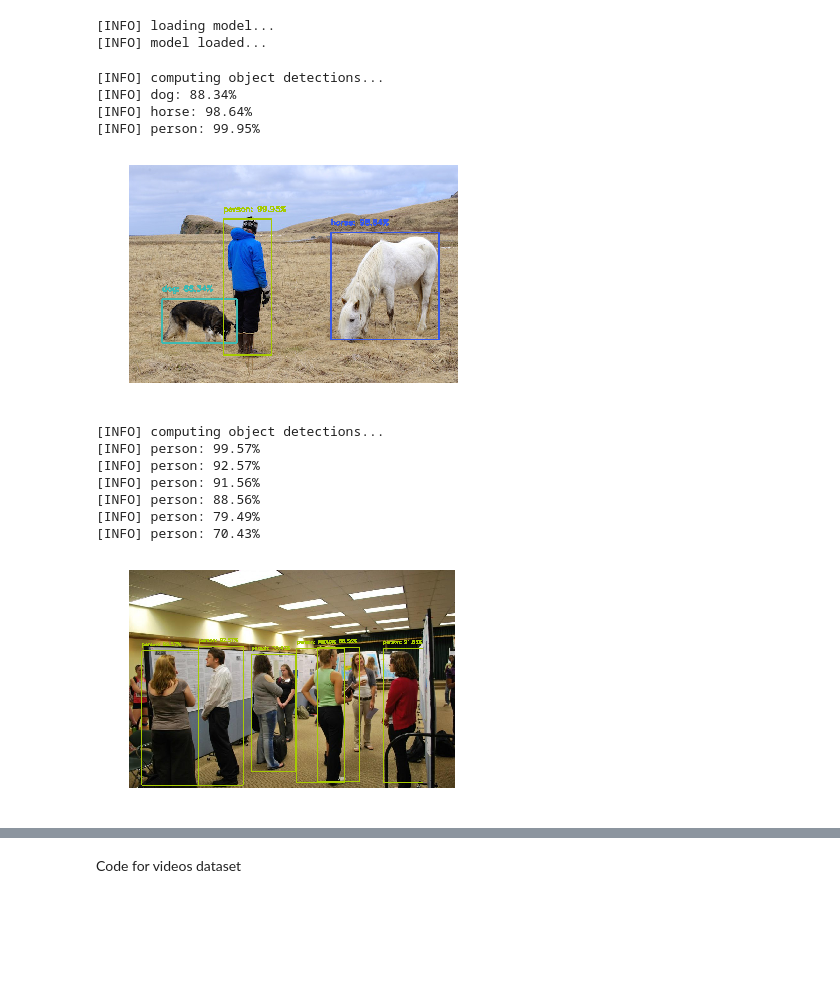
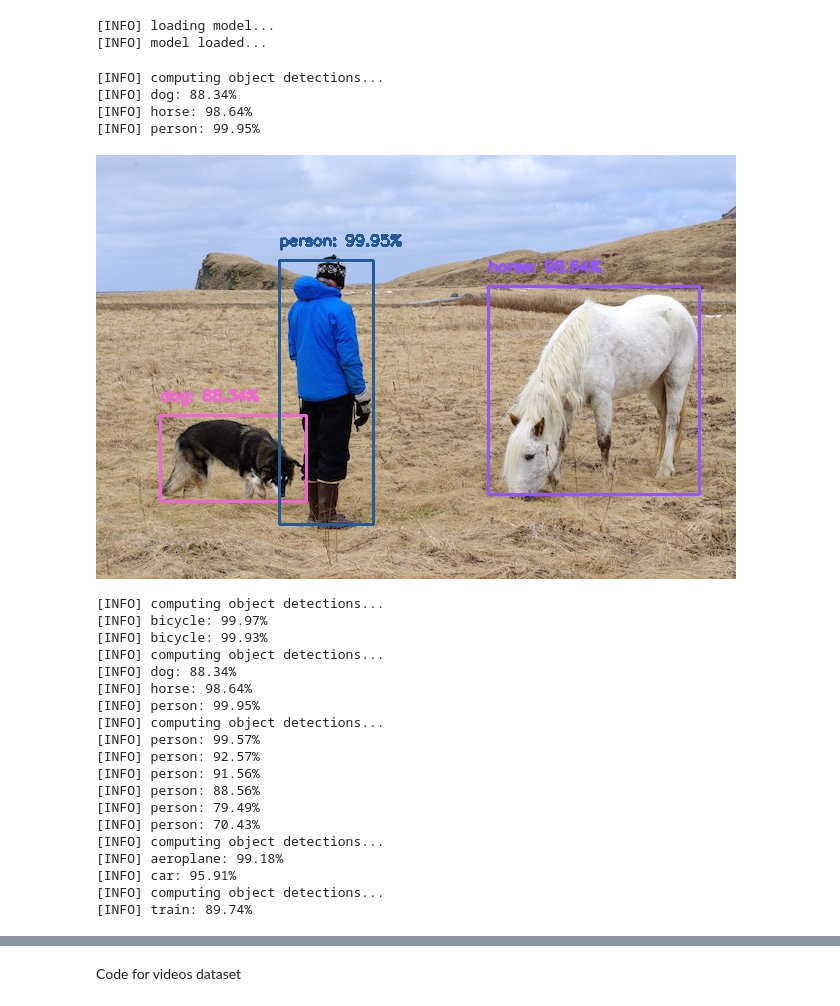
Before and after one commit to geekysethi/object-detection, a Jupyter notebook: object-detection.ipynb, the cells around one changed output, grey strips where cells are left out. Cells and saved outputs as stored; diff of their text form; code cells hidden in the pictures; blank space fills up the shorter version.

Commit message:
added more results

```diff
--- a/object-detection.ipynb
+++ b/object-detection.ipynb
@@ -61,31 +61,44 @@ def object_detection(image):
                         cv2.FONT_HERSHEY_SIMPLEX, 0.5, COLORS[idx], 2)
     return image
 # %%
-image=cv2.imread('sample_person.jpg')
+image=cv2.imread('testimages/sample_person.jpg')
 image=object_detection(image)
 # ploting image after detection
-plt.axis("off")
-plt.imshow(cv2.cvtColor(image, cv2.COLOR_BGR2RGB))
-plt.show()
+cv2.imwrite('result1.jpg',image)
+Image('result1.jpg')
 # %% [output]
 [INFO] computing object detections...
 [INFO] dog: 88.34%
 [INFO] horse: 98.64%
 [INFO] person: 99.95%
-[figure, old version]
+[figure, new version]
-# %%
-image=cv2.imread('test.jpg')
-image=object_detection(image)
-# ploting image after detection
-plt.axis("off")
-plt.imshow(cv2.cvtColor(image, cv2.COLOR_BGR2RGB))
-plt.show()
-# %% [output]
-[INFO] computing object detections...
-[INFO] person: 99.57%
-[INFO] person: 92.57%
-[INFO] person: 91.56%
-[INFO] person: 88.56%
-[INFO] person: 79.49%
-[INFO] person: 70.43%
-[figure, removed]
+# %%
+from IPython.display import Image,display
+
+path=glob.glob('testimages/*jpg')
+
+
+for i in path:
+    image=cv2.imread(i)
+    image=object_detection(image)
+    cv2.imwrite('results/result'+i.split('/')[1],image)
+# %% [output]
+[INFO] computing object detections...
+[INFO] bicycle: 99.97%
+[INFO] bicycle: 99.93%
+[INFO] computing object detections...
+[INFO] dog: 88.34%
+[INFO] horse: 98.64%
+[INFO] person: 99.95%
+[INFO] computing object detections...
+[INFO] person: 99.57%
+[INFO] person: 92.57%
+[INFO] person: 91.56%
+[INFO] person: 88.56%
+[INFO] person: 79.49%
+[INFO] person: 70.43%
+[INFO] computing object detections...
+[INFO] aeroplane: 99.18%
+[INFO] car: 95.91%
+[INFO] computing object detections...
+[INFO] train: 89.74%
```
Also changed, not shown: parts of 1 cell of this notebook, 15 other files.
